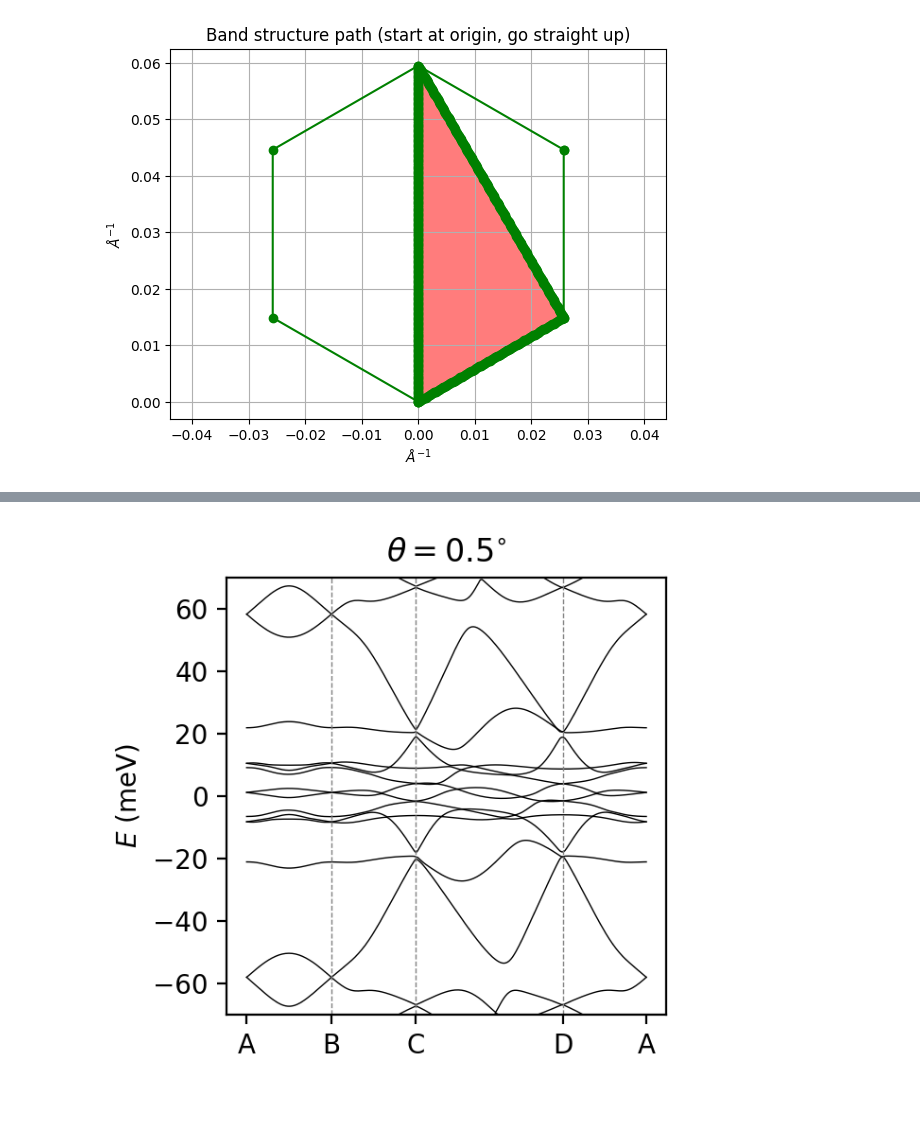
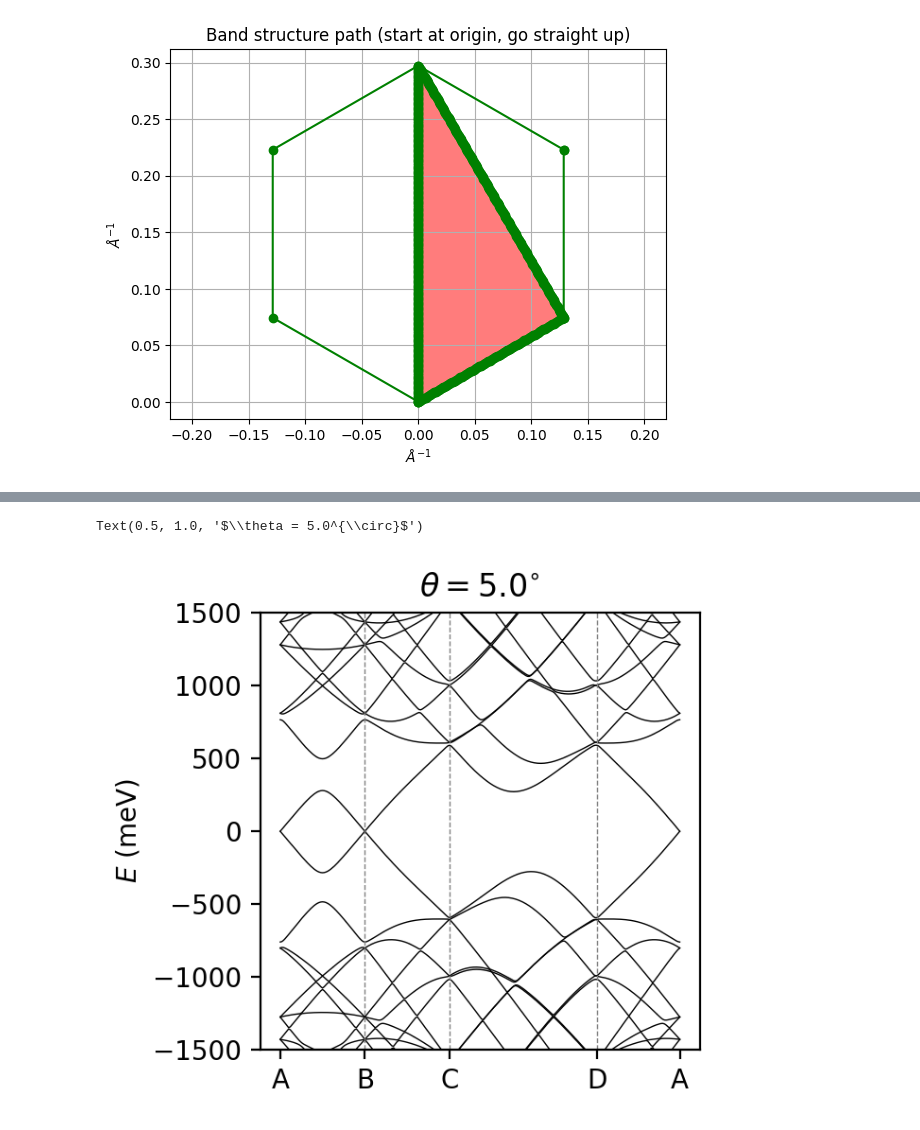
Before and after one commit to albertzhu01/bm-model, a Jupyter notebook: BM_model.ipynb, the cells around one changed output, grey strips where cells are left out. Cells and saved outputs as stored; diff of their text form; code cells hidden in the pictures.

```diff
--- a/BM_model.ipynb
+++ b/BM_model.ipynb
@@ -42,7 +42,7 @@ def rotation_matrix(theta):
     """Create 2D rotation matrix"""
     return np.array([[np.cos(theta), -np.sin(theta)], [np.sin(theta), np.cos(theta)]])
 # %%
-a = 1.41  # Angstroms
+a = 1.42  # Angstroms
 
 # Direct lattice vectors
 a1 = a * np.array([np.sqrt(3), 0])
@@ -54,18 +54,21 @@ G_2 = 2 * np.pi / a * np.array([0, 2 / 3])
 
 phi = 2 * np.pi / 3
 w = 110  # meV
-T_b = w * np.ones((2, 2))  # Hopping matrix in k space
+w_1 = w
+factor = 1
+w_0 = factor * w_1
+T_b = np.array([[w_0, w_1], [w_1, w_0]])  # Hopping matrix in k space
 
 # Jung paper version
-T_tl = w * np.array([[1, np.exp(-1j * phi)], [np.exp(1j * phi), 1]])  # Hopping matrix in k space
-T_tr = w * np.array([[1, np.exp(1j * phi)], [np.exp(-1j * phi), 1]])  # Hopping matrix in k space
+T_tl = np.array([[w_0, w_1 * np.exp(-1j * phi)], [w_1 * np.exp(1j * phi), w_0]])  # Hopping matrix in k space
+T_tr = np.array([[w_0, w_1 * np.exp(1j * phi)], [w_1 * np.exp(-1j * phi), w_0]])  # Hopping matrix in k space
 
 # BM Paper version -- equivalent to Jung paper version
 # T_tr = w * np.array([[np.exp(-1j * phi), 1], [np.exp(1j * phi), np.exp(-1j * phi)]])
 # T_tl = w * np.array([[np.exp(1j * phi), 1], [np.exp(-1j * phi), np.exp(1j * phi)]])
 # %%
 #### Twist angle
-theta = 1.86 * np.pi / 180
+theta = 1 * np.pi / 180
 
 # Reciprocal lattice vectors of twisted layer
 G_1r = rotation_matrix(theta) @ G_1
@@ -243,18 +246,18 @@ for k in kpoints:
     place_block(H_k, h_kb6, 36, 36)
 
     ### Place intralayer hopping Hamiltonians into H_k (negligible, can leave out)
-    place_block(H_k, T_M_1, 0, 8)
-    place_block(H_k, T_M_2, 0, 10)
-    place_block(H_k, T_M_3, 0, 12)
-    place_block(H_k, T_M_4, 0, 14)
-    place_block(H_k, T_M_5, 0, 16)
-    place_block(H_k, T_M_6, 0, 18)
-    place_block(H_k, np.conj(T_M_1.T), 8, 0)
-    place_block(H_k, np.conj(T_M_2.T), 10, 0)
-    place_block(H_k, np.conj(T_M_3.T), 12, 0)
-    place_block(H_k, np.conj(T_M_4.T), 14, 0)
-    place_block(H_k, np.conj(T_M_5.T), 16, 0)
-    place_block(H_k, np.conj(T_M_6.T), 18, 0)
+    # place_block(H_k, T_M_1, 0, 8)
+    # place_block(H_k, T_M_2, 0, 10)
+    # place_block(H_k, T_M_3, 0, 12)
+    # place_block(H_k, T_M_4, 0, 14)
+    # place_block(H_k, T_M_5, 0, 16)
+    # place_block(H_k, T_M_6, 0, 18)
+    # place_block(H_k, np.conj(T_M_1.T), 8, 0)
+    # place_block(H_k, np.conj(T_M_2.T), 10, 0)
+    # place_block(H_k, np.conj(T_M_3.T), 12, 0)
+    # place_block(H_k, np.conj(T_M_4.T), 14, 0)
+    # place_block(H_k, np.conj(T_M_5.T), 16, 0)
+    # place_block(H_k, np.conj(T_M_6.T), 18, 0)
 
     ### Place interlayer hopping Hamiltonians into H_k
     # 1st shell
@@ -328,6 +331,6 @@ plt.ylim(bottom=-350, top=350)
 # %%
 # Twist angle
-theta = 0.5 * np.pi / 180
+theta = 5 * np.pi / 180
 
 # Reciprocal lattice vectors of twisted layer
 G_1r = rotation_matrix(theta) @ G_1
@@ -513,17 +579,18 @@ len(bands[0])
 # %%
 plt.figure(figsize=(3, 3), dpi=200)
 bands = np.array(bands)
 for i, band in enumerate(bands[0]):
     plt.plot(-bands[:, i], color="k", linewidth=0.5)
 plt.axvline(50, color="grey", linestyle="--", linewidth=0.5)
 plt.axvline(100, color="grey", linestyle="--", linewidth=0.5)
 plt.axvline(187, color="grey", linestyle="--", linewidth=0.5)
 x_ticks = [0, 50, 100, 187, 236]
 xtick_labels = ["A", "B", "C", "D", "A"]
 plt.xticks(x_ticks, xtick_labels)
 plt.ylabel(r"$E$ (meV)")
-plt.ylim(bottom=-70, top=70)
+plt.ylim(bottom=-1500, top=1500)
 plt.title(fr"$\theta = {theta / np.pi * 180}^{{\circ}}$")
-plt.savefig(f"BM_05-deg-twist_{num_shells}-shells_ABCDA.png", bbox_inches="tight", dpi=200)
+# plt.savefig(f"BM_05-deg-twist_{num_shells}-shells_ABCDA.png", bbox_inches="tight", dpi=200)
 # %% [output]
+Text(0.5, 1.0, '$\\theta = 5.0^{\\circ}$')
-[figure, old version]
+[figure, new version]
```
Also changed, not shown: parts of 13 cells of this notebook, 1 other file.
